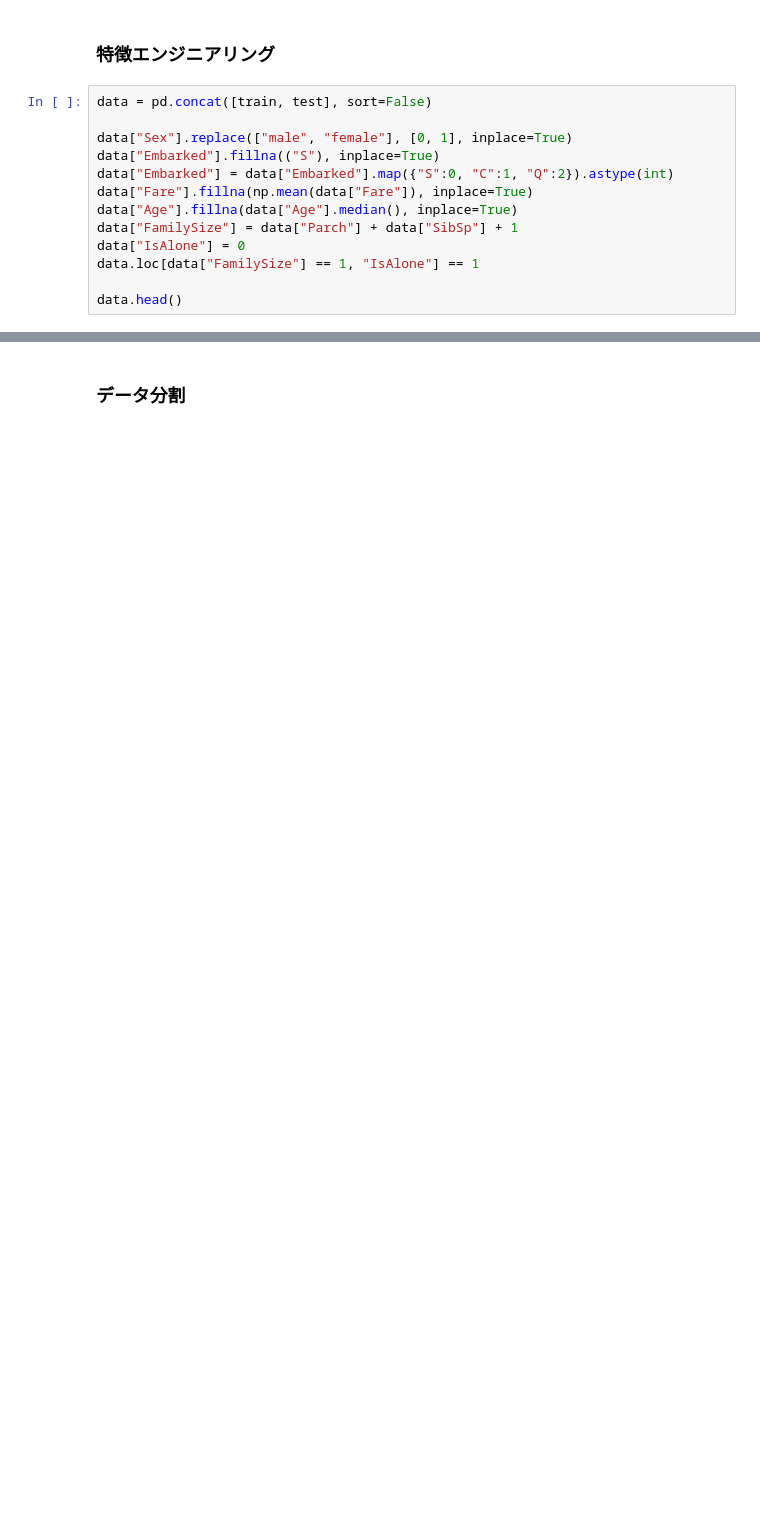
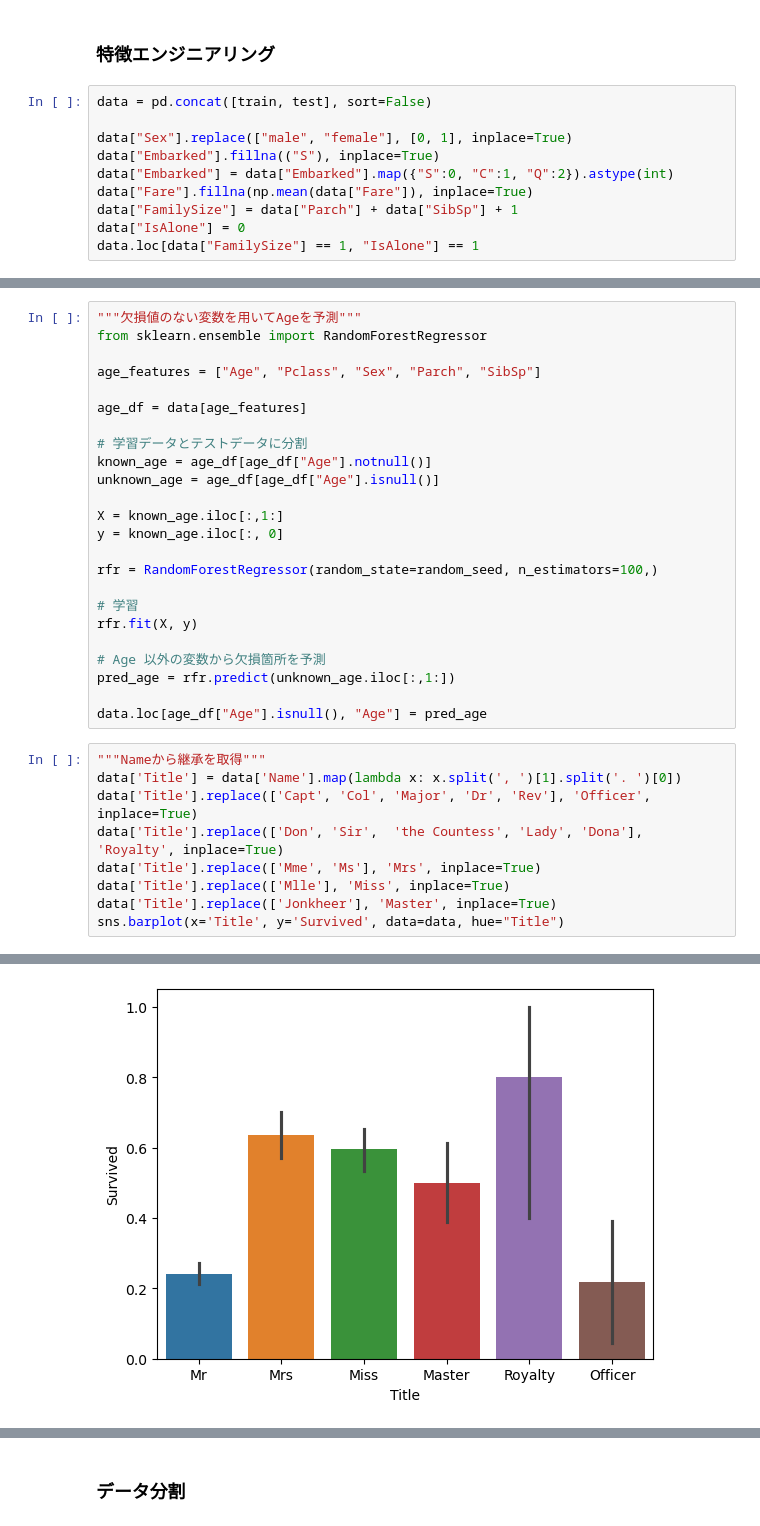
Before and after one commit to christian6022/TItanic, a Jupyter notebook: titanic/code/build_model.ipynb, the cells around one changed output, grey strips where cells are left out. Drawn from its saved outputs; the diff is of its cells as text; blank space fills up the shorter version.

```diff
--- a/titanic/code/build_model.ipynb
+++ b/titanic/code/build_model.ipynb
@@ -40,10 +42,7 @@ data["Sex"].replace(["male", "female"], [0, 1], inplace=True)
 data["Embarked"].fillna(("S"), inplace=True)
 data["Embarked"] = data["Embarked"].map({"S":0, "C":1, "Q":2}).astype(int)
 data["Fare"].fillna(np.mean(data["Fare"]), inplace=True)
-data["Age"].fillna(data["Age"].median(), inplace=True)
 data["FamilySize"] = data["Parch"] + data["SibSp"] + 1
 data["IsAlone"] = 0
 data.loc[data["FamilySize"] == 1, "IsAlone"] == 1
-
-data.head()
 # %% [output]
@@ -55,0 +63,34 @@ data.head()
+# %%
+"""欠損値のない変数を用いてAgeを予測"""
+from sklearn.ensemble import RandomForestRegressor
+
+age_features = ["Age", "Pclass", "Sex", "Parch", "SibSp"]
+
+age_df = data[age_features]
+
+# 学習データとテストデータに分割
+known_age = age_df[age_df["Age"].notnull()]
+unknown_age = age_df[age_df["Age"].isnull()]
+
+X = known_age.iloc[:,1:]
+y = known_age.iloc[:, 0]
+
+rfr = RandomForestRegressor(random_state=random_seed, n_estimators=100,)
+
+# 学習
+rfr.fit(X, y)
+
+# Age 以外の変数から欠損箇所を予測
+pred_age = rfr.predict(unknown_age.iloc[:,1:])
+
+data.loc[age_df["Age"].isnull(), "Age"] = pred_age
+# %%
+"""Nameから継承を取得"""
+data['Title'] = data['Name'].map(lambda x: x.split(', ')[1].split('. ')[0])
+data['Title'].replace(['Capt', 'Col', 'Major', 'Dr', 'Rev'], 'Officer', inplace=True)
+data['Title'].replace(['Don', 'Sir',  'the Countess', 'Lady', 'Dona'], 'Royalty', inplace=True)
+data['Title'].replace(['Mme', 'Ms'], 'Mrs', inplace=True)
+data['Title'].replace(['Mlle'], 'Miss', inplace=True)
+data['Title'].replace(['Jonkheer'], 'Master', inplace=True)
+sns.barplot(x='Title', y='Survived', data=data, hue="Title")
+# %% [output]
@@ -55,0 +98 @@ data.head()
+[figure, added]
```
Also changed, not shown: parts of 11 cells of this notebook, 2 other files.
